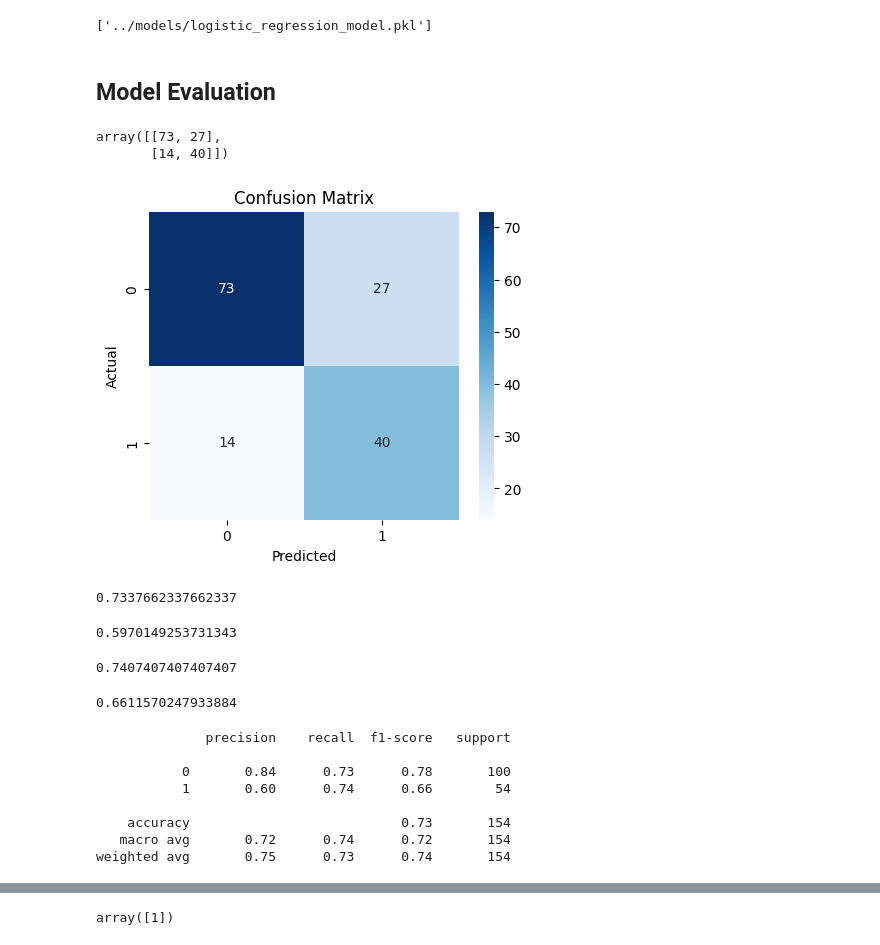
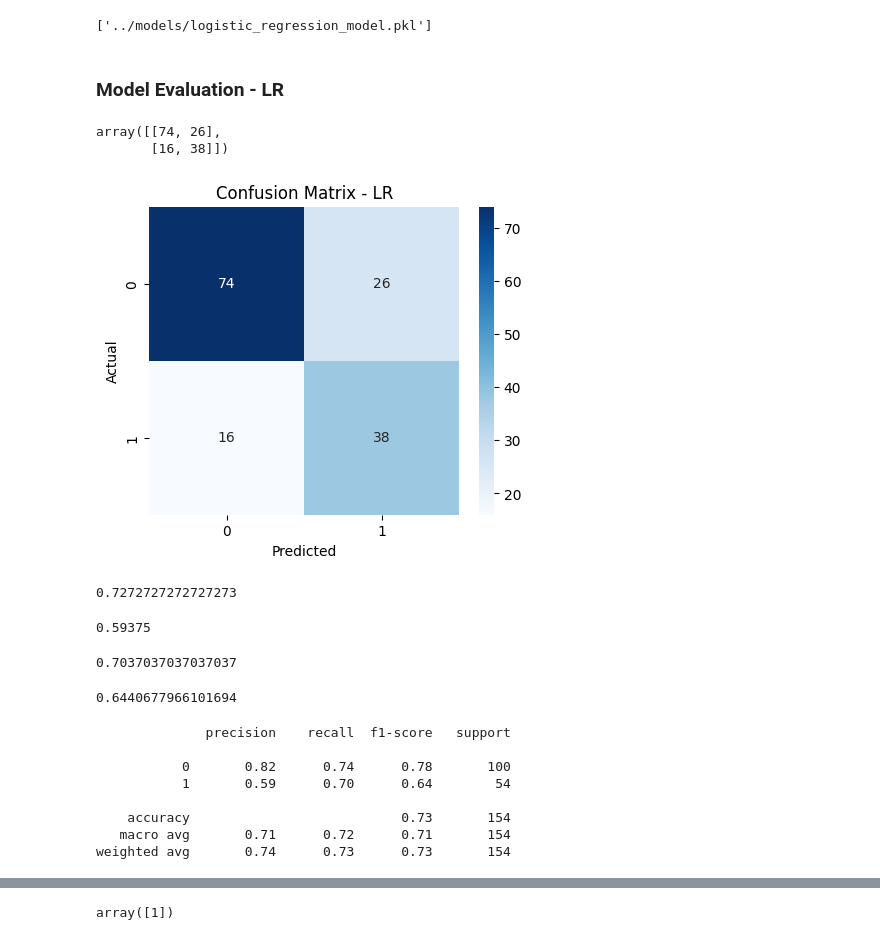
Before and after one commit to faizan-mustafa-dev/diabetes-prediction-ml, a Jupyter notebook: notebooks/02_model_training.ipynb, the cells around one changed output, grey strips where cells are left out. Drawn from its saved outputs; the diff is of its cells as text; code cells hidden in the pictures.

Commit message:
Added Naive Bayes model and model comparison results

```diff
--- a/notebooks/02_model_training.ipynb
+++ b/notebooks/02_model_training.ipynb
@@ -63,55 +63,55 @@ joblib.dump(model, '../models/logistic_regression_model.pkl')
 # %% [output]
 ['../models/logistic_regression_model.pkl']
 # %% [markdown]
-## Model Evaluation
+### Model Evaluation - LR
 # %%
 from sklearn.metrics import precision_score, accuracy_score, f1_score, recall_score, confusion_matrix, classification_report
 # %%
-cm = confusion_matrix(y_test, y_pred)
-cm
+cm_lr = confusion_matrix(y_test, y_pred)
+cm_lr
 # %% [output]
-array([[73, 27],
-       [14, 40]])
+array([[74, 26],
+       [16, 38]])
 # %%
 plt.figure(figsize=(5,4))
-sns.heatmap(cm, annot = True, fmt = 'd', cmap = 'Blues')
+sns.heatmap(cm_lr, annot = True, fmt = 'd', cmap = 'Blues')
 plt.xlabel("Predicted")
 plt.ylabel("Actual")
-plt.title("Confusion Matrix")
-plt.savefig("../reports/figures/confusion_matrix.png")
+plt.title("Confusion Matrix - LR")
+plt.savefig("../reports/figures/confusion_matrix_lr.png")
 plt.show()
 # %% [output]
-[figure, old version]
+[figure, new version]
 # %%
-accuracy = accuracy_score(y_test, y_pred)
-accuracy
+accuracy_lr = accuracy_score(y_test, y_pred)
+accuracy_lr
 # %% [output]
-0.7337662337662337
+0.7272727272727273
 # %%
-precision = precision_score(y_test, y_pred)
-precision
+precision_lr = precision_score(y_test, y_pred)
+precision_lr
 # %% [output]
-0.5970149253731343
+0.59375
 # %%
-recall = recall_score(y_test, y_pred)
-recall
+recall_lr = recall_score(y_test, y_pred)
+recall_lr
 # %% [output]
-0.7407407407407407
+0.7037037037037037
 # %%
-f1 = f1_score(y_test, y_pred)
-f1
+f1_lr = f1_score(y_test, y_pred)
+f1_lr
 # %% [output]
-0.6611570247933884
+0.6440677966101694
 # %%
-report = classification_report(y_test, y_pred)
-print(report)
+report_lr = classification_report(y_test, y_pred)
+print(report_lr)
 # %% [output]
               precision    recall  f1-score   support
 
-           0       0.84      0.73      0.78       100
-           1       0.60      0.74      0.66        54
+           0       0.82      0.74      0.78       100
+           1       0.59      0.70      0.64        54
 
     accuracy                           0.73       154
-   macro avg       0.72      0.74      0.72       154
-weighted avg       0.75      0.73      0.74       154
+   macro avg       0.71      0.72      0.71       154
+weighted avg       0.74      0.73      0.73       154
 # %%
```
Also changed, not shown: parts of 30 cells of this notebook, 13 other files.
